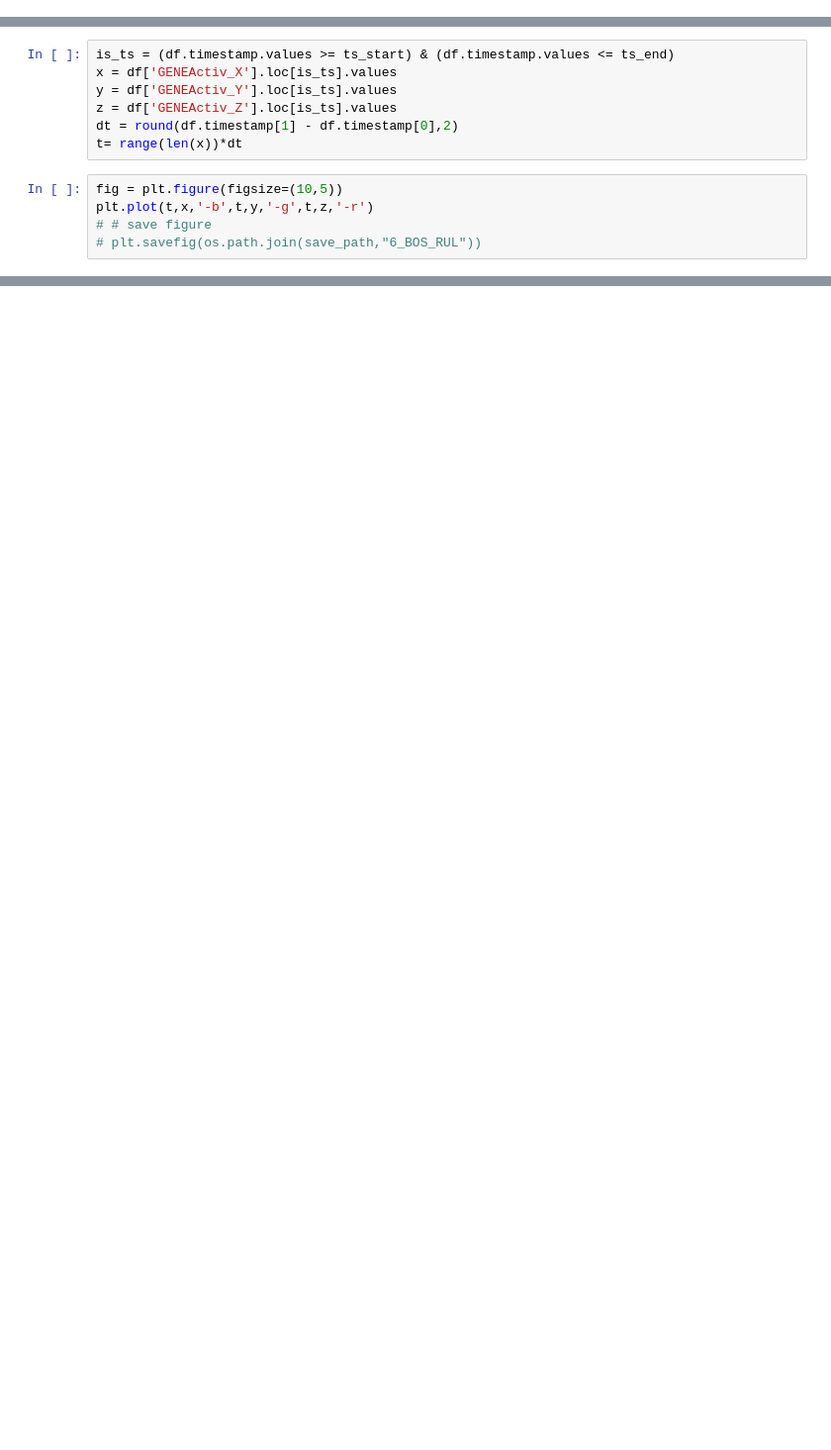
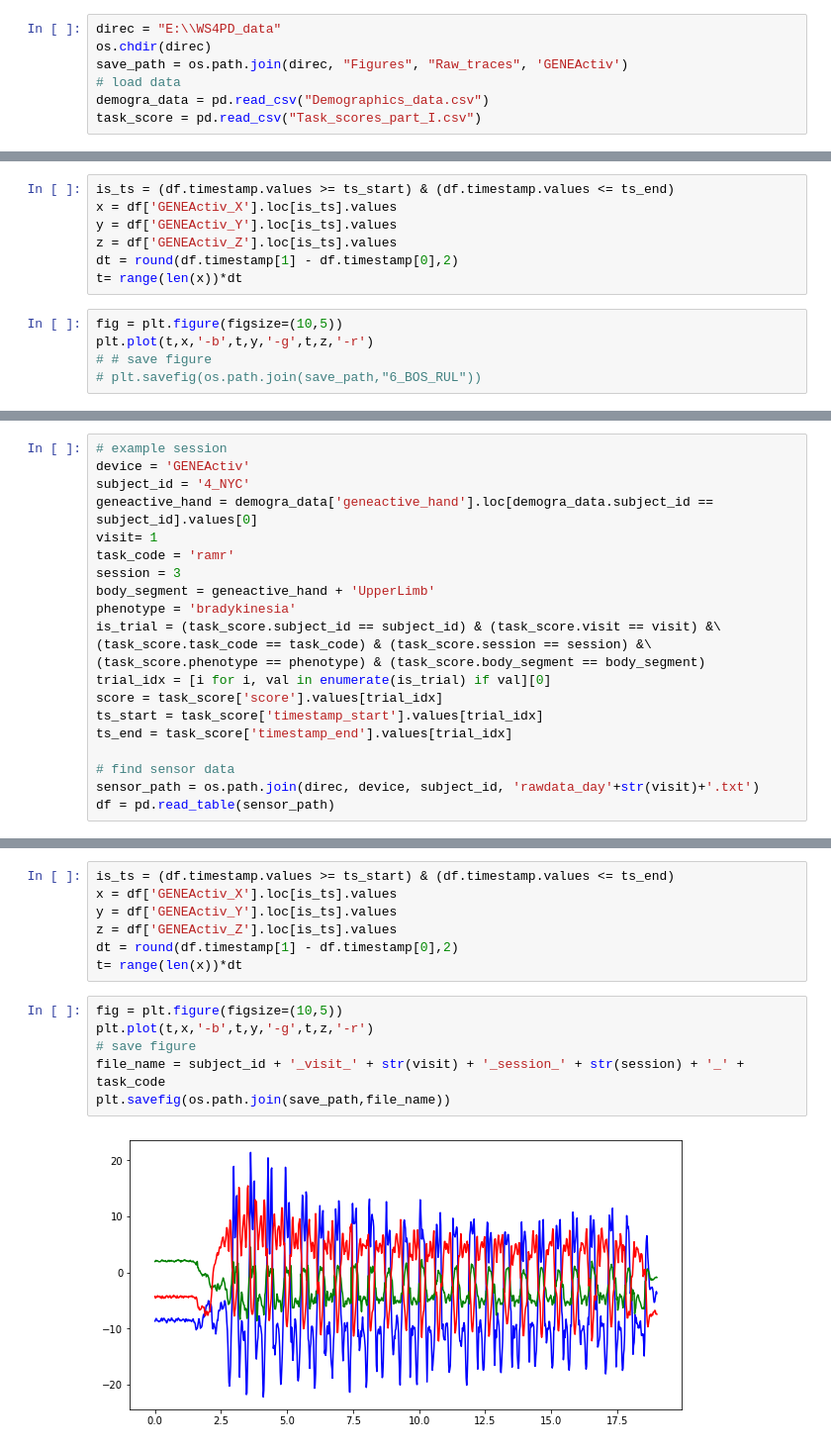
Before and after one commit to YitingChang/DigiPD, a Jupyter notebook: Raw_traces.ipynb, the cells around one changed output, grey strips where cells are left out. Shown at 99% size. Saved outputs shown, nothing was run; the diff lists cells and outputs as text; blank space fills up the shorter version.

```diff
--- a/Raw_traces.ipynb
+++ b/Raw_traces.ipynb
@@ -14,3 +14,10 @@ import warnings
 warnings.simplefilter(action='ignore', category=FutureWarning)
 from pandas.core.common import SettingWithCopyWarning
 warnings.simplefilter(action="ignore", category=SettingWithCopyWarning)
+# %%
+direc = "E:\\WS4PD_data"
+os.chdir(direc)
+save_path = os.path.join(direc, "Figures", "Raw_traces", 'GENEActiv')
+# load data
+demogra_data = pd.read_csv("Demographics_data.csv")
+task_score = pd.read_csv("Task_scores_part_I.csv")
@@ -49,0 +96,21 @@ plt.plot(t,x,'-b',t,y,'-g',t,z,'-r')
+# %%
+# example session
+device = 'GENEActiv'
+subject_id = '4_NYC'
+geneactive_hand = demogra_data['geneactive_hand'].loc[demogra_data.subject_id == subject_id].values[0]
+visit= 1
+task_code = 'ramr'
+session = 3
+body_segment = geneactive_hand + 'UpperLimb'
+phenotype = 'bradykinesia'
+is_trial = (task_score.subject_id == subject_id) & (task_score.visit == visit) &\
+(task_score.task_code == task_code) & (task_score.session == session) &\
+(task_score.phenotype == phenotype) & (task_score.body_segment == body_segment)
+trial_idx = [i for i, val in enumerate(is_trial) if val][0]
+score = task_score['score'].values[trial_idx]
+ts_start = task_score['timestamp_start'].values[trial_idx]
+ts_end = task_score['timestamp_end'].values[trial_idx]
+
+# find sensor data
+sensor_path = os.path.join(direc, device, subject_id, 'rawdata_day'+str(visit)+'.txt')
+df = pd.read_table(sensor_path)
@@ -49,0 +121,15 @@ plt.plot(t,x,'-b',t,y,'-g',t,z,'-r')
+# %%
+is_ts = (df.timestamp.values >= ts_start) & (df.timestamp.values <= ts_end)
+x = df['GENEActiv_X'].loc[is_ts].values
+y = df['GENEActiv_Y'].loc[is_ts].values
+z = df['GENEActiv_Z'].loc[is_ts].values
+dt = round(df.timestamp[1] - df.timestamp[0],2)
+t= range(len(x))*dt
+# %%
+fig = plt.figure(figsize=(10,5))
+plt.plot(t,x,'-b',t,y,'-g',t,z,'-r')
+# save figure
+file_name = subject_id + '_visit_' + str(visit) + '_session_' + str(session) + '_' + task_code
+plt.savefig(os.path.join(save_path,file_name))
+# %% [output]
+[figure, added]
```
Also changed, not shown: parts of 9 cells of this notebook, 9 other files.
